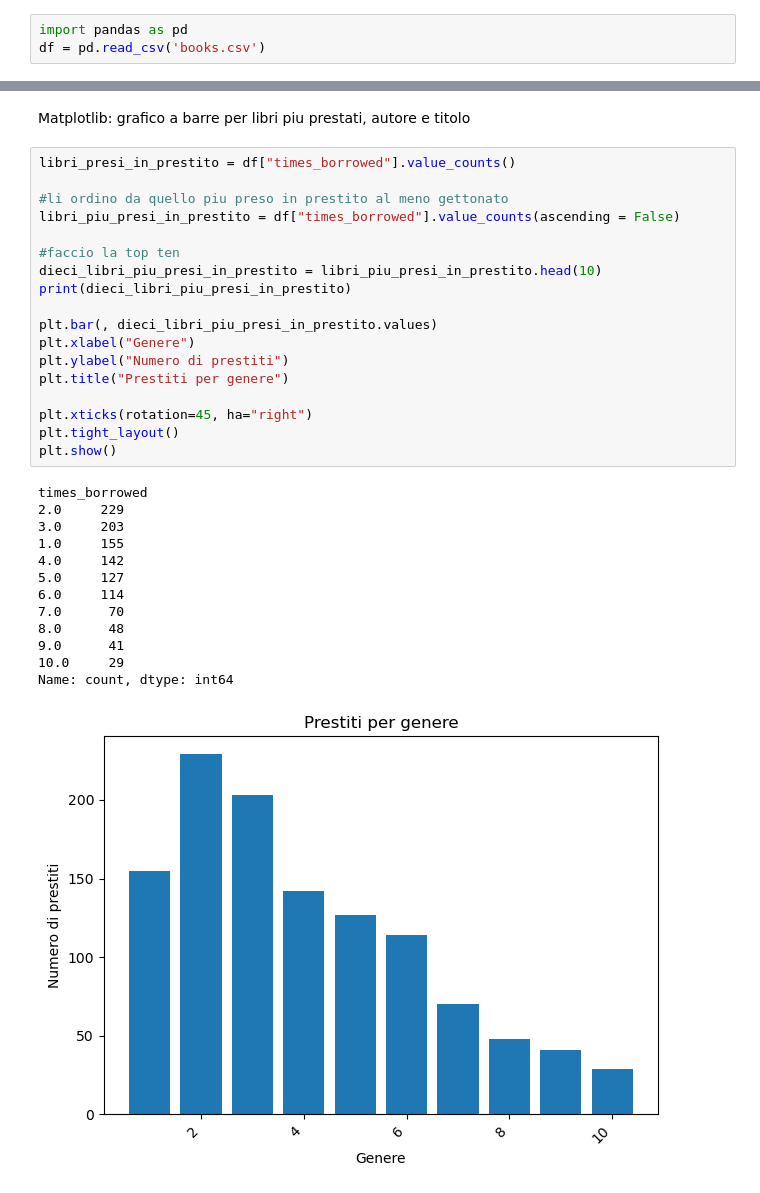
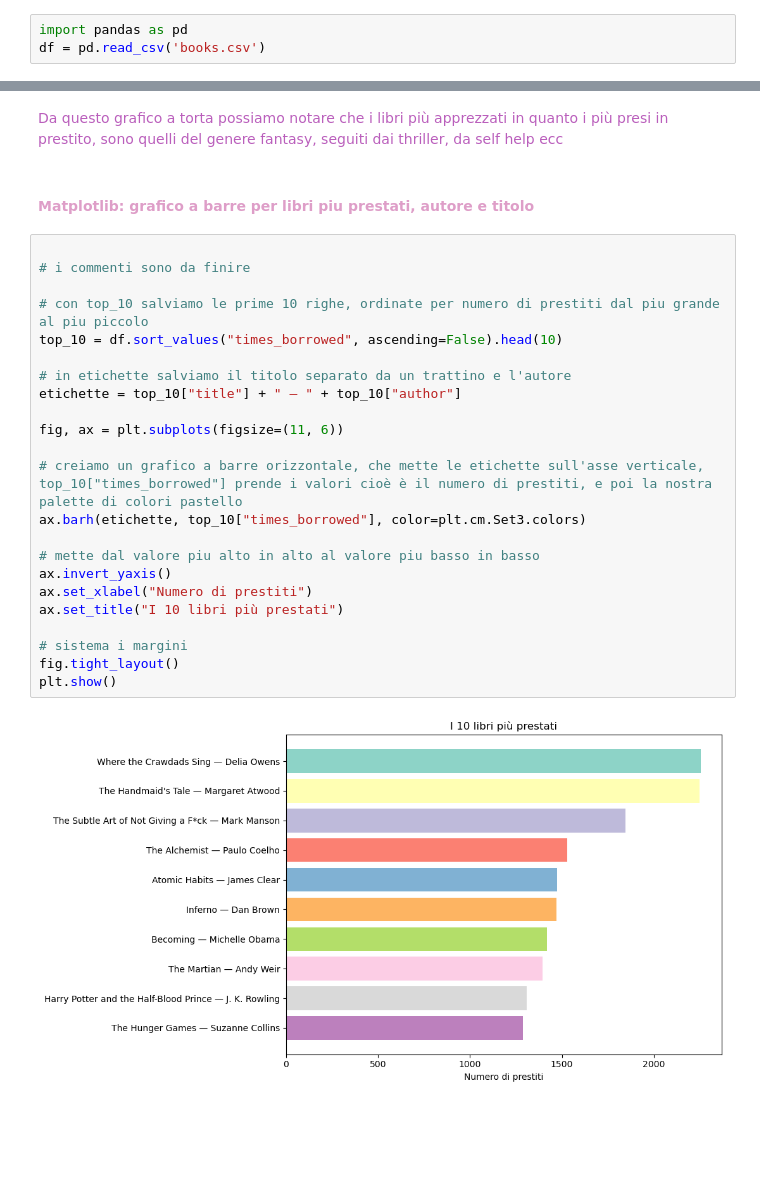
Before and after one commit to FraGra10/Gruppo_Finale_Test-, a Jupyter notebook: analisiBibliotecadf.ipynb, the cells around one changed output, grey strips where cells are left out. Drawn from its saved outputs; the diff is of its cells as text; blank space fills up the shorter version.

Commit message:
fatto terzo grafico con le date

```diff
--- a/analisiBibliotecadf.ipynb
+++ b/analisiBibliotecadf.ipynb
@@ -85,34 +110,29 @@ plt.show()
+# %% [markdown]
+ <span style="color: rgb(186, 95, 188);">Da questo grafico a torta possiamo notare che i libri più apprezzati in quanto i più presi in prestito, sono quelli del genere fantasy, seguiti dai thriller, da self help ecc </span>
 # %% [markdown]
-Matplotlib: grafico a barre per libri piu prestati, autore e titolo
+<H4 style="color: rgb(222, 158, 200);">Matplotlib: grafico a barre per libri piu prestati, autore e titolo</H4>
 # %%
-libri_presi_in_prestito = df["times_borrowed"].value_counts()
 
-#li ordino da quello piu preso in prestito al meno gettonato
-libri_piu_presi_in_prestito = df["times_borrowed"].value_counts(ascending = False)
+# i commenti sono da finire
 
-#faccio la top ten
-dieci_libri_piu_presi_in_prestito = libri_piu_presi_in_prestito.head(10)
-print(dieci_libri_piu_presi_in_prestito)
+# con top_10 salviamo le prime 10 righe, ordinate per numero di prestiti dal piu grande al piu piccolo
+top_10 = df.sort_values("times_borrowed", ascending=False).head(10)
 
-plt.bar(, dieci_libri_piu_presi_in_prestito.values)
-plt.xlabel("Genere")
-plt.ylabel("Numero di prestiti")
-plt.title("Prestiti per genere")
+# in etichette salviamo il titolo separato da un trattino e l'autore
+etichette = top_10["title"] + " — " + top_10["author"]
 
-plt.xticks(rotation=45, ha="right")
-plt.tight_layout()
+fig, ax = plt.subplots(figsize=(11, 6))
+
+# creiamo un grafico a barre orizzontale, che mette le etichette sull'asse verticale, top_10["times_borrowed"] prende i valori cioè è il numero di prestiti, e poi la nostra palette di colori pastello
+ax.barh(etichette, top_10["times_borrowed"], color=plt.cm.Set3.colors)
+
+# mette dal valore piu alto in alto al valore piu basso in basso
+ax.invert_yaxis()
+ax.set_xlabel("Numero di prestiti")
+ax.set_title("I 10 libri più prestati")
+
+# sistema i margini
+fig.tight_layout()
 plt.show()
 # %% [output]
-times_borrowed
-2.0     229
-3.0     203
-1.0     155
-4.0     142
-5.0     127
-6.0     114
-7.0      70
-8.0      48
-9.0      41
-10.0     29
-Name: count, dtype: int64
-[figure, old version]
+[figure, new version]
```
Also changed, not shown: parts of 12 cells of this notebook.
